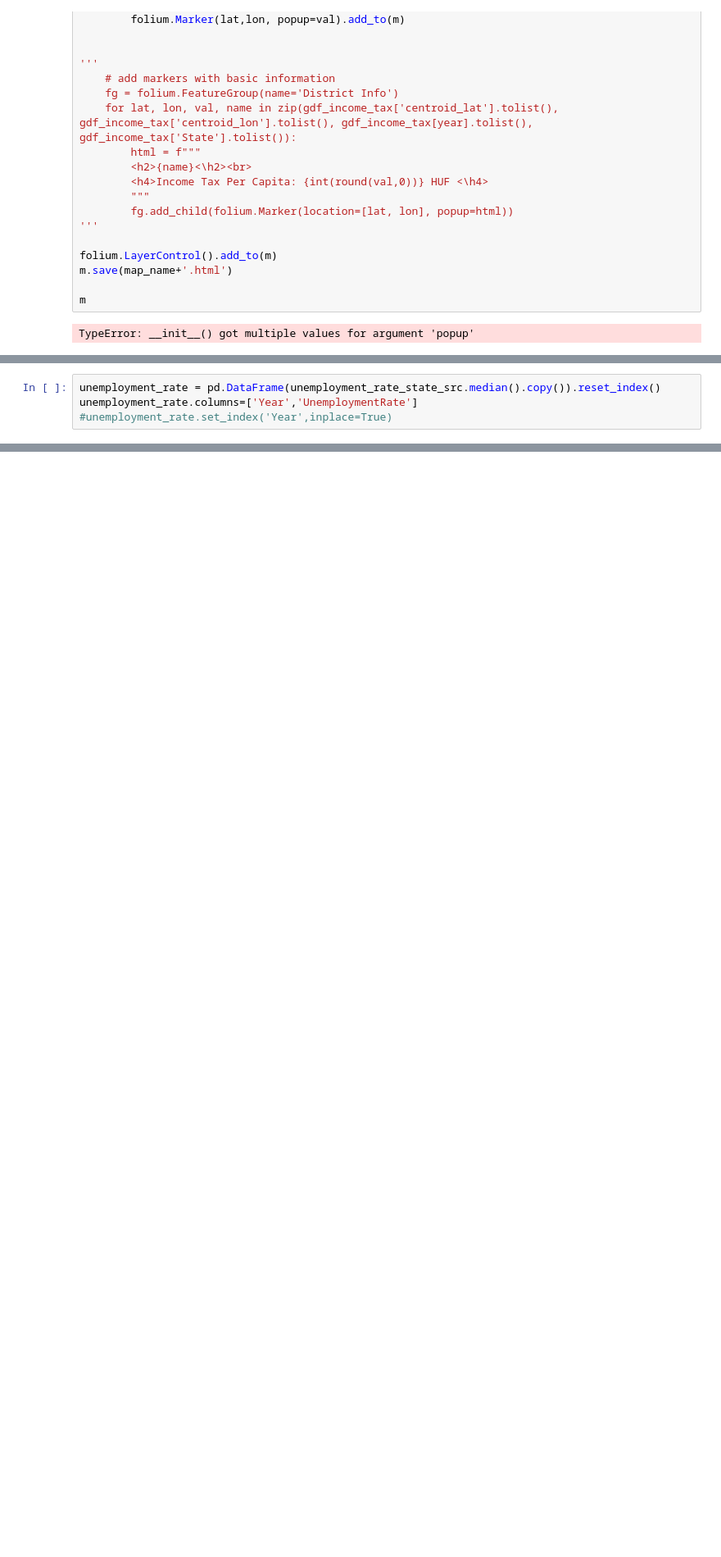
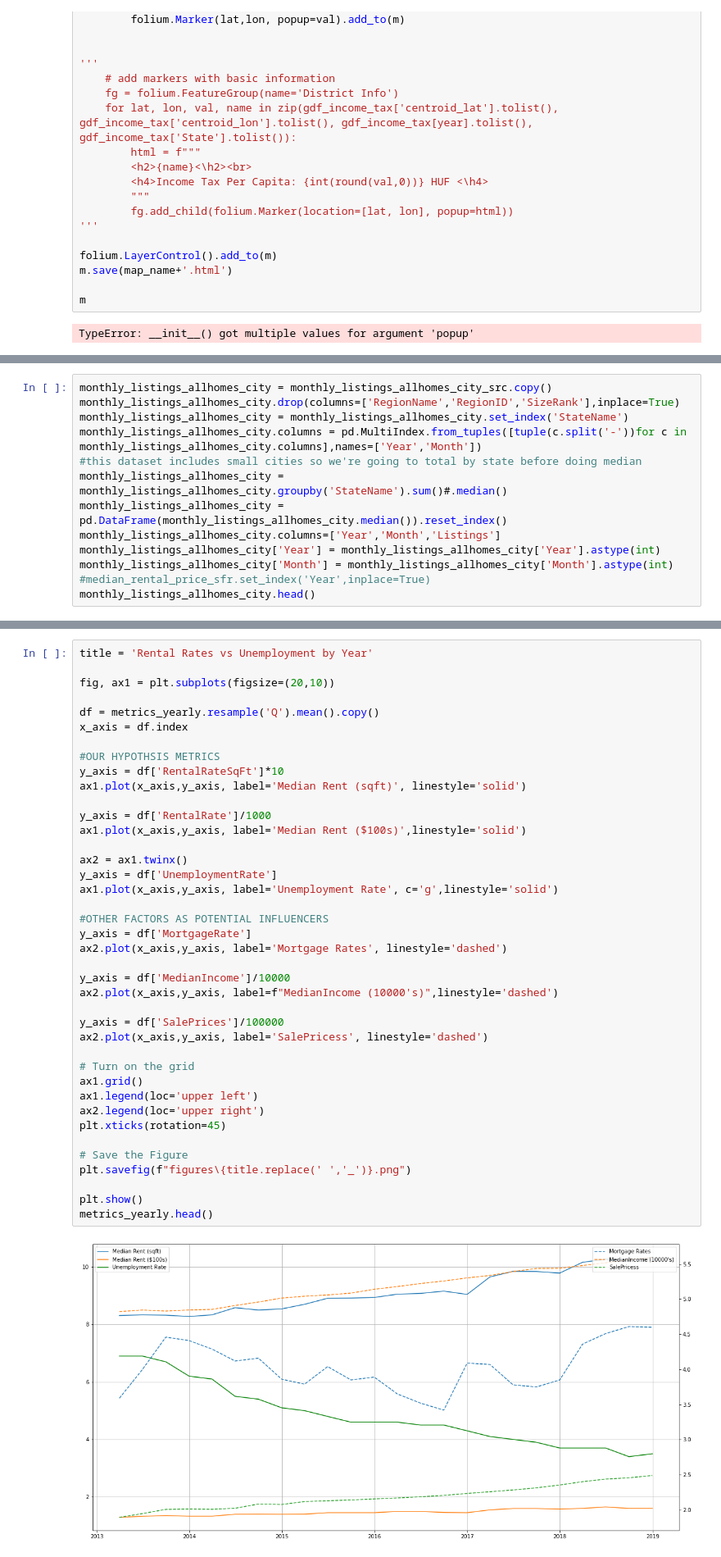
Before and after one commit to JosueGar/team_project_1, a Jupyter notebook: Untitled.ipynb, the cells around one changed output, grey strips where cells are left out. Shown at 82% size. Drawn from its saved outputs; the diff is of its cells as text; blank space fills up the shorter version.

```diff
--- a/Untitled.ipynb
+++ b/Untitled.ipynb
@@ -396,4 +478,0 @@ memory usage: 272.0+ bytes
-# %%
-unemployment_rate = pd.DataFrame(unemployment_rate_state_src.median().copy()).reset_index()
-unemployment_rate.columns=['Year','UnemploymentRate']
-#unemployment_rate.set_index('Year',inplace=True)
@@ -458,0 +479,13 @@ median_rental_price_sfr_sqft
+# %%
+monthly_listings_allhomes_city = monthly_listings_allhomes_city_src.copy()
+monthly_listings_allhomes_city.drop(columns=['RegionName','RegionID','SizeRank'],inplace=True)
+monthly_listings_allhomes_city = monthly_listings_allhomes_city.set_index('StateName')
+monthly_listings_allhomes_city.columns = pd.MultiIndex.from_tuples([tuple(c.split('-'))for c in monthly_listings_allhomes_city.columns],names=['Year','Month'])
+#this dataset includes small cities so we're going to total by state before doing median
+monthly_listings_allhomes_city = monthly_listings_allhomes_city.groupby('StateName').sum()#.median()
+monthly_listings_allhomes_city = pd.DataFrame(monthly_listings_allhomes_city.median()).reset_index()
+monthly_listings_allhomes_city.columns=['Year','Month','Listings']
+monthly_listings_allhomes_city['Year'] = monthly_listings_allhomes_city['Year'].astype(int)
+monthly_listings_allhomes_city['Month'] = monthly_listings_allhomes_city['Month'].astype(int)
+#median_rental_price_sfr.set_index('Year',inplace=True)
+monthly_listings_allhomes_city.head()
@@ -458,0 +528,42 @@ median_rental_price_sfr_sqft
+# %%
+title = 'Rental Rates vs Unemployment by Year'
+
+fig, ax1 = plt.subplots(figsize=(20,10))
+
+df = metrics_yearly.resample('Q').mean().copy()
+x_axis = df.index
+
+#OUR HYPOTHSIS METRICS
+y_axis = df['RentalRateSqFt']*10
+ax1.plot(x_axis,y_axis, label='Median Rent (sqft)', linestyle='solid')
+
+y_axis = df['RentalRate']/1000
+ax1.plot(x_axis,y_axis, label='Median Rent ($100s)',linestyle='solid')
+
+ax2 = ax1.twinx()
+y_axis = df['UnemploymentRate']
+ax1.plot(x_axis,y_axis, label='Unemployment Rate', c='g',linestyle='solid')
+
+#OTHER FACTORS AS POTENTIAL INFLUENCERS
+y_axis = df['MortgageRate']
+ax2.plot(x_axis,y_axis, label='Mortgage Rates', linestyle='dashed')
+
+y_axis = df['MedianIncome']/10000
+ax2.plot(x_axis,y_axis, label=f"MedianIncome (10000's)",linestyle='dashed')
+
+y_axis = df['SalePrices']/100000
+ax2.plot(x_axis,y_axis, label='SalePricess', linestyle='dashed')
+
+# Turn on the grid
+ax1.grid()
+ax1.legend(loc='upper left')
+ax2.legend(loc='upper right')
+plt.xticks(rotation=45)
+
+# Save the Figure
+plt.savefig(f"figures\{title.replace(' ','_')}.png")
+
+plt.show()
+metrics_yearly.head()
+# %% [output]
+[figure, added]
```
Also changed, not shown: parts of 38 cells of this notebook, 2 other files.
